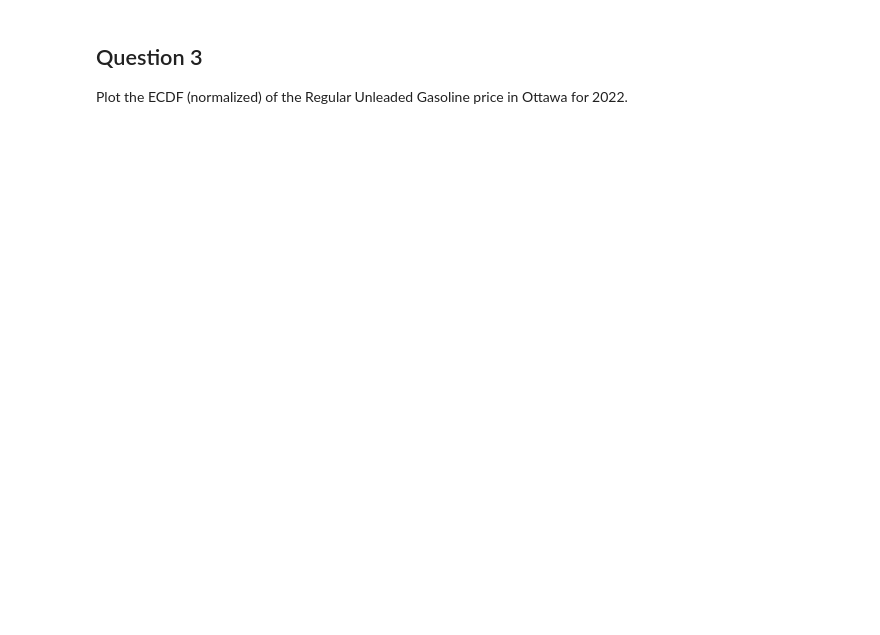
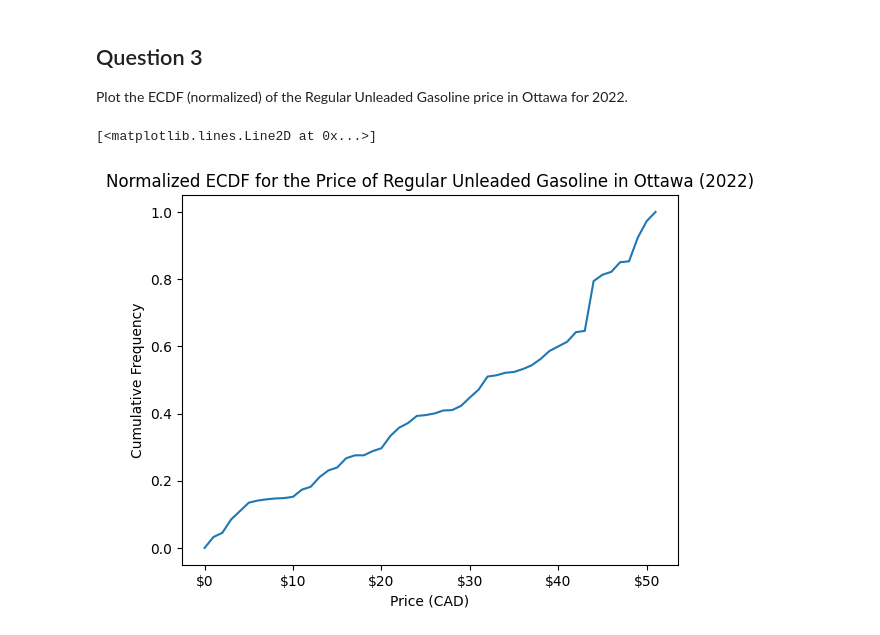
Before and after one commit to Ryan-JW-Kim/Year3Sem2, a Jupyter notebook: CP321/Assignment1/Assignment1.ipynb, the cells around one changed output. Cells and saved outputs as stored; diff of their text form; code cells hidden in the pictures; blank space fills up the shorter version.

```diff
--- a/CP321/Assignment1/Assignment1.ipynb
+++ b/CP321/Assignment1/Assignment1.ipynb
@@ -99,3 +101,28 @@ See the caveats in the documentation: https://pandas.pydata.org/pandas-docs/stab
 ## Question 3
 
 Plot the ECDF (normalized) of the Regular Unleaded Gasoline price in Ottawa for 2022.
+# %%
+# Filter for entries of 2022 in to Ottawa
+filtered["Date"] = pd.to_datetime(df["Date"])
+filtered = filtered[filtered["Date"].dt.year == 2022]
+raw_prices = filtered.filter(items=["Ottawa"])["Ottawa"]
+
+# Normalize the prices
+normalized_prices = (raw_prices - raw_prices.min()) / (raw_prices.max() - raw_prices.min())
+
+# Converted to list and sort prices
+normalized_prices_list = normalized_prices.to_list()
+normalized_prices_list.sort()
+
+# Add Labels and Title
+plt.title("Normalized ECDF for the Price of Regular Unleaded Gasoline in Ottawa (2022)")
+plt.ylabel("Cumulative Frequency")
+plt.xlabel("Price (CAD)")
+
+# Set x-axis label units
+plt.gca().xaxis.set_major_formatter(FormatStrFormatter('$%d'))
+
+plt.plot(normalized_prices_list)
+# %% [output]
+[<matplotlib.lines.Line2D at 0x...>]
+[figure, added]
```
Also changed, not shown: parts of 3 cells of this notebook, 2 other files.
